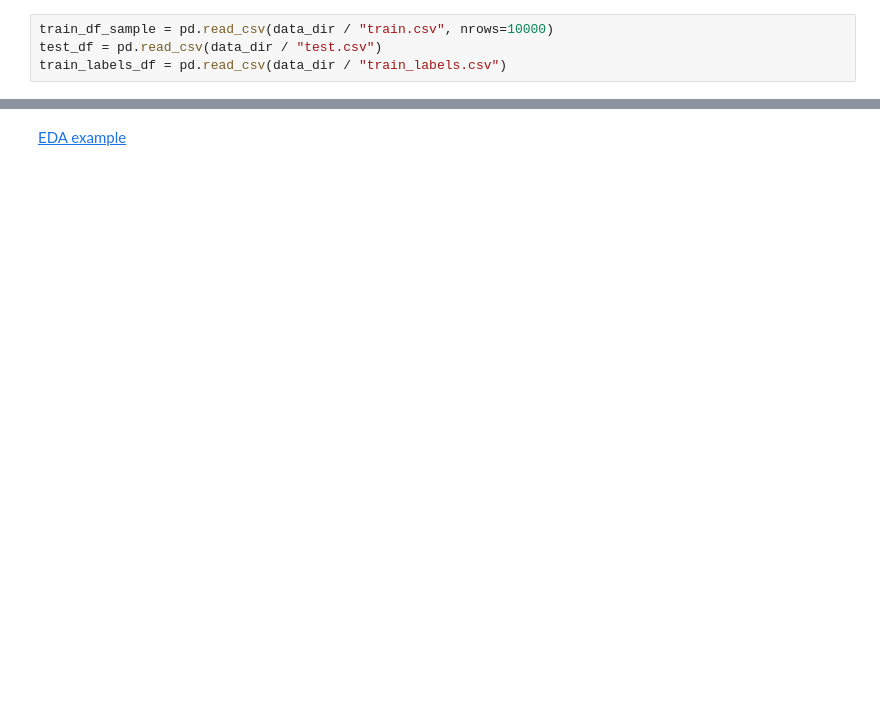
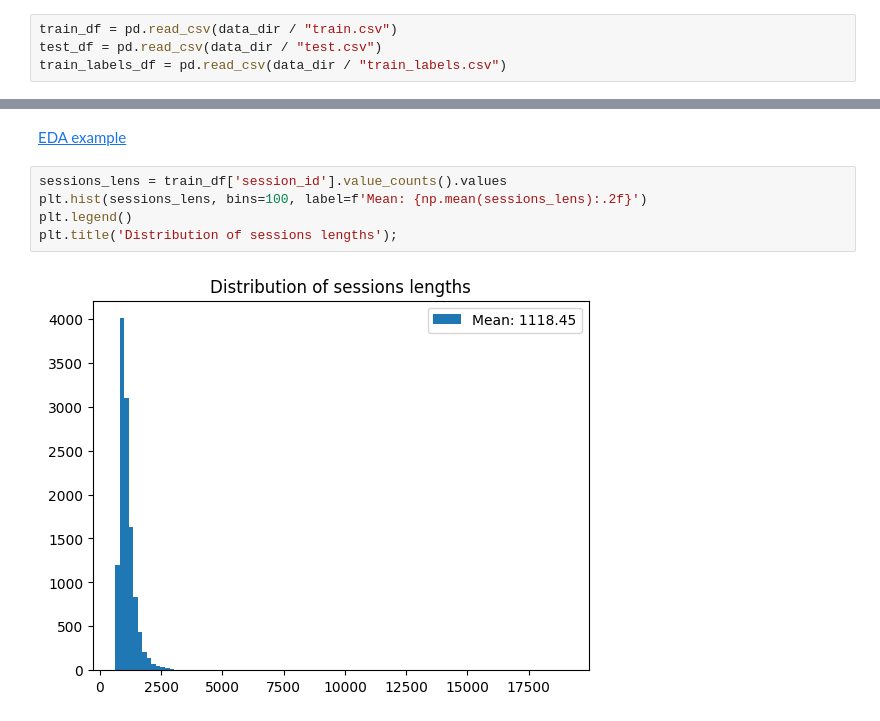
Before and after one commit to AndBoyS/kaggle-gbl, a Jupyter notebook: notebooks/EDA.ipynb, the cells around one changed output, grey strips where cells are left out. Drawn from its saved outputs; the diff is of its cells as text; blank space fills up the shorter version.

```diff
--- a/notebooks/EDA.ipynb
+++ b/notebooks/EDA.ipynb
@@ -17,6 +17,6 @@ if not zip_path.exists():
     !kaggle competitions download -c predict-student-performance-from-game-play -p {data_dir}
     !unzip -o {zip_path} -d {data_dir}
 # %%
-train_df_sample = pd.read_csv(data_dir / "train.csv", nrows=10000)
+train_df = pd.read_csv(data_dir / "train.csv")
 test_df = pd.read_csv(data_dir / "test.csv")
 train_labels_df = pd.read_csv(data_dir / "train_labels.csv")
@@ -86,3 +107,10 @@ memory usage: 3.2+ MB
 - level_group - which group of levels - and group of questions - this row belongs to (0-4, 5-12, 13-22)
 # %% [markdown]
 [EDA example](https://www.kaggle.com/code/nguyenthicamlai/eda-ml-on-game-play-ongoing)
+# %%
+sessions_lens = train_df['session_id'].value_counts().values
+plt.hist(sessions_lens, bins=100, label=f'Mean: {np.mean(sessions_lens):.2f}')
+plt.legend()
+plt.title('Distribution of sessions lengths');
+# %% [output]
+[figure, added]
```
Also changed, not shown: parts of 5 cells of this notebook.
